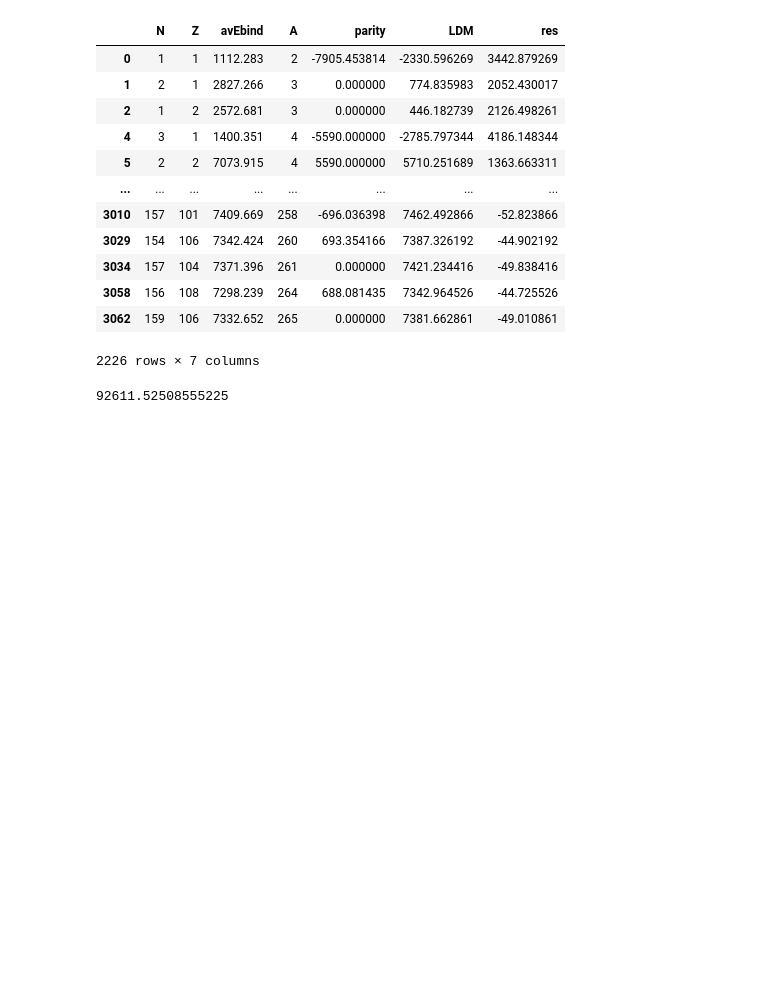
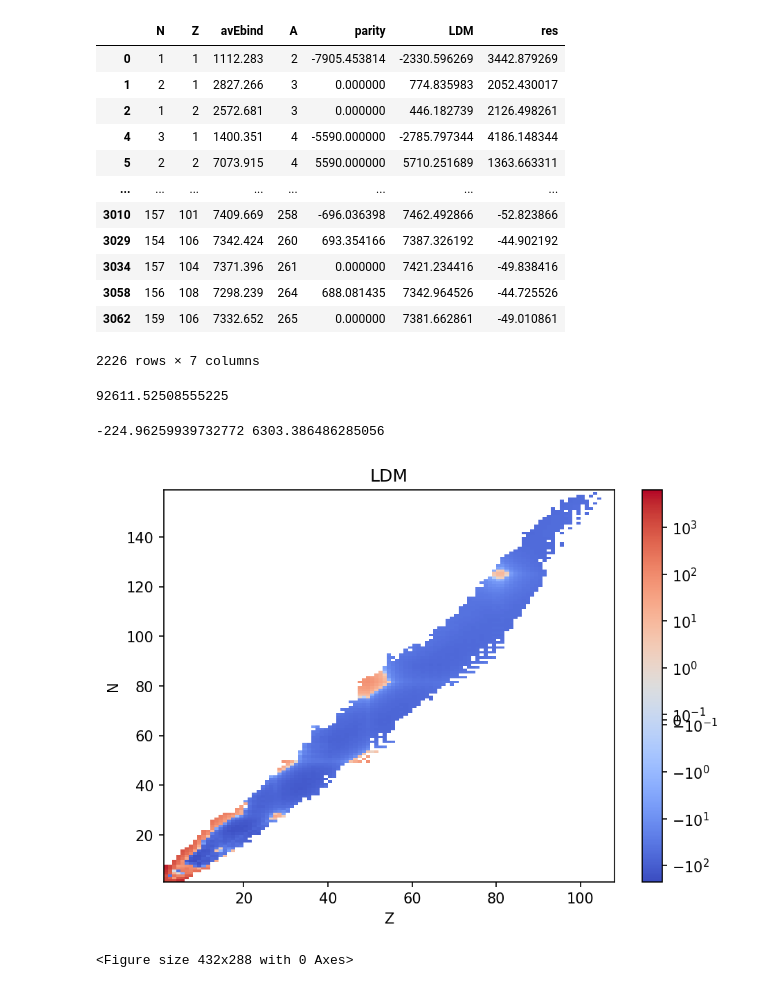
Before and after one commit to ivukotic/PySR_for_NBE, a Jupyter notebook: NBE/ldm.ipynb, the cells around one changed output. Drawn from its saved outputs; the diff is of its cells as text; code cells hidden in the pictures; blank space fills up the shorter version.

```diff
--- a/NBE/ldm.ipynb
+++ b/NBE/ldm.ipynb
@@ -49,3 +51,30 @@ df['res2']=df.res**2
 df.res2.sum()/df.shape[0]
 # %% [output]
 92611.52508555225
+# %%
+pdf=df.drop(['avEbind','A', 'parity', 'LDM', 'res2'], axis = 1)
+tp=pdf.set_index(['Z', 'N']).res.unstack(0)
+
+fig, ax = plt.subplots(figsize=(7, 5), dpi=150)
+z_min=pdf.res.min()
+z_max=pdf.res.max()
+print(z_min, z_max)
+
+# c = ax.pcolormesh(tp, cmap= cm.coolwarm, norm=colors.LogNorm(vmin=z_min, vmax=z_max))
+c=ax.pcolormesh(tp, norm=colors.SymLogNorm(linthresh=0.1, linscale=0.1, vmin=z_min, vmax=z_max, base=10),
+                       cmap=cm.coolwarm, shading='auto')
+
+ax.set_title('LDM')
+# set the limits of the plot to the limits of the data
+ax.axis([pdf.Z.min(), pdf.Z.max(), pdf.N.min(), pdf.N.max()])
+fig.colorbar(c, ax=ax)
+
+ax.set_xlabel('Z')
+ax.set_ylabel('N')
+
+plt.show()
+plt.savefig("LDM.png", dpi=150)
+# %% [output]
+-224.96259939732772 6303.386486285056
+[figure, added]
+<Figure size 432x288 with 0 Axes>
```
Also changed, not shown: parts of 1 cell of this notebook, 1 other file.
